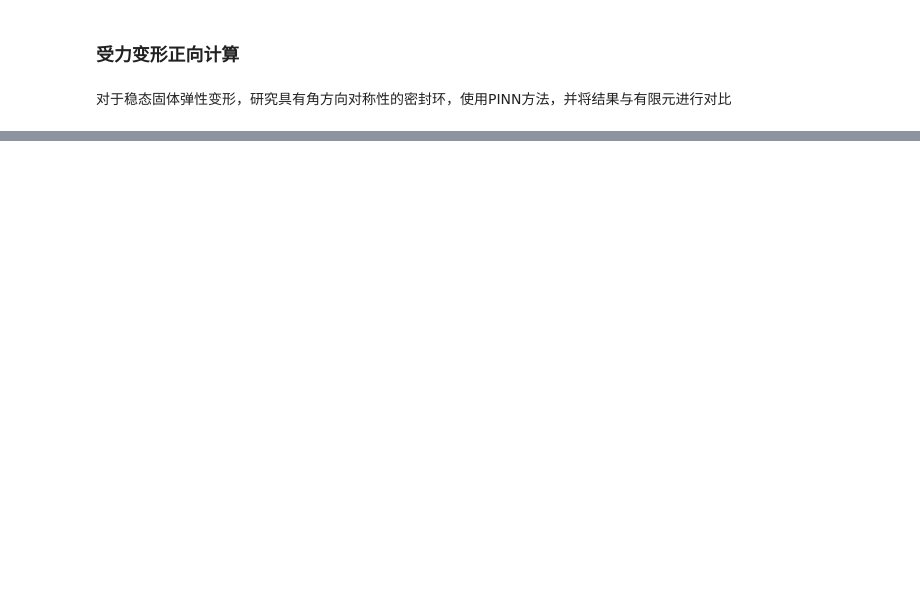
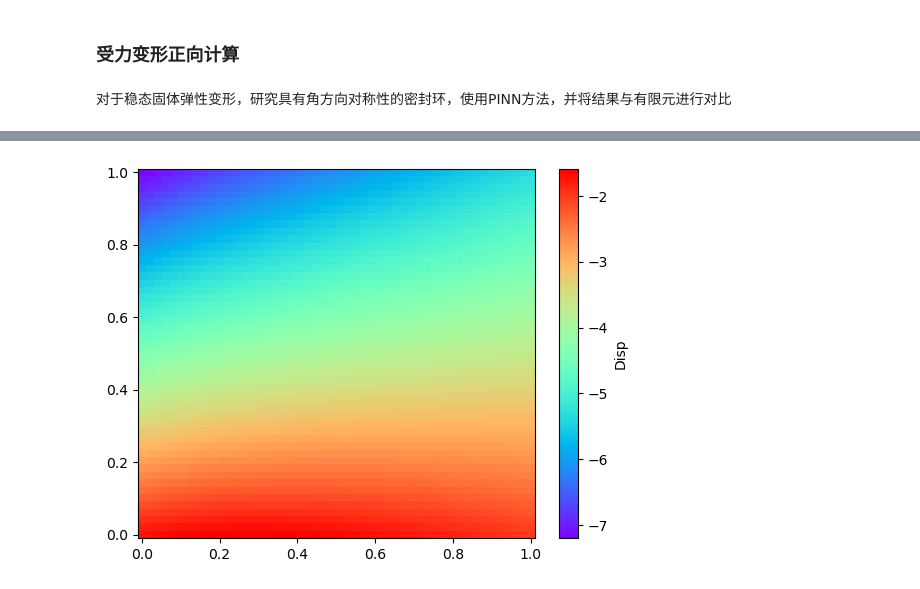
Before and after one commit to Yaoshengtai/PINN-Thermosolid-F-R, a Jupyter notebook: force_forward/force_forward.ipynb, the cells around one changed output, grey strips where cells are left out. Cells and saved outputs as stored; diff of their text form; code cells hidden in the pictures; blank space fills up the shorter version.

```diff
--- a/force_forward/force_forward.ipynb
+++ b/force_forward/force_forward.ipynb
@@ -77,15 +78,15 @@ Namespace(lr=3e-06, batch_size=1024, epochs=1000000, gpu=False, train_rec_size=6
 # %%
 def calculate_sigma_rr(u,w,r,z):
-    return 2*G * ((1-mu)/(1-2*mu)*diff(u,r)/(r2-r1) + mu/(1-2*mu)*(u/((r2-r1)*r+r1)+diff(w,z)/h1))
+    return 2*G * ((1-mu)/(1-2*mu)*diff(u,r)/(r2-r1) + mu/(1-2*mu)*(u/((r2-r1)*r+r1)+diff(w,z)/h1)) *10**-12
 
 def calculate_sigma_theta(u,w,r,z):
-    return 2*G * ((1-mu)/(1-2*mu)*u/((r2-r1)*r+r1) + mu/(1-2*mu)*(diff(w,z)/h1+diff(u,r)/(r2-r1)))
+    return 2*G * ((1-mu)/(1-2*mu)*u/((r2-r1)*r+r1) + mu/(1-2*mu)*(diff(w,z)/h1+diff(u,r)/(r2-r1)))*10**-12
 
 def calculate_sigma_zz(u,w,r,z):
-    return 2*G * ((1-mu)/(1-2*mu)*diff(w,z)/h1 + mu/(1-2*mu)*(u/((r2-r1)*r+r1)+diff(u,r)/(r2-r1)))
+    return 2*G * ((1-mu)/(1-2*mu)*diff(w,z)/h1 + mu/(1-2*mu)*(u/((r2-r1)*r+r1)+diff(u,r)/(r2-r1)))*10**-12
 
 def calculate_tau_zr(u,w,r,z):
-    return G*(diff(w,r)/(r2-r1)+diff(u,z)/h1)
+    return G*(diff(w,r)/(r2-r1)+diff(u,z)/h1)*10**-12  ##MPa  um
 
 def force_balance_r(u,w,r,z):
     sigma_rr=calculate_sigma_rr(u,w,r,z)
@@ -108,7 +109,7 @@ p_right=-1 #MPa
 
 #left
 boundary_left=BoundaryCondition(
-    form=lambda u,x,y: calculate_sigma_rr(u[0],u[1],x,y)-p_left,
+    form=lambda u,x,y: calculate_sigma_rr(u[:,0],u[:,1],x,y)-p_left,
     points_generator=generator_2dspatial_segment(size=args.train_bound_size, start=(0.0, 0.0), end=(0.0, 1.0),device=device),
     weight=args.weight_left,
     impose=0,
@@ -116,7 +117,7 @@ boundary_left=BoundaryCondition(
 
 #bottom
 boundary_bottom=BoundaryCondition(
-    form=lambda u,x,y: u[1],
+    form=lambda u,x,y: u[:,1],
     points_generator=generator_2dspatial_segment(size=args.train_bound_size, start=(0.0, 0.0), end=(1.0, 0.0),device=device),
     weight=args.weight_bottom,
     impose=1,
@@ -124,7 +125,7 @@ boundary_bottom=BoundaryCondition(
 
 #right
 boundary_right=BoundaryCondition(
-    form=lambda u,x,y: calculate_sigma_rr(u[0],u[1],x,y)-p_right,
+    form=lambda u,x,y: calculate_sigma_rr(u[:,0],u[:,1],x,y)-p_right,
     points_generator=generator_2dspatial_segment(size=args.train_bound_size, start=(1.0, 0.0), end=(1.0, 1.0),device=device),
     weight=args.weight_right,
     impose=0,
@@ -132,7 +133,7 @@ boundary_right=BoundaryCondition(
 
 #up
 boundary_up=BoundaryCondition(
-    form=lambda u,x,y: calculate_sigma_zz(u[0],u[1],x,y)-((p_left-p_right)(2*x*x*x-3*x*x+1)+p_right),
+    form=lambda u,x,y: calculate_sigma_zz(u[:,0],u[:,1],x,y)-((p_left-p_right)*(2*x*x*x-3*x*x+1)+p_right),
     points_generator=generator_2dspatial_segment(size=args.train_bound_size, start=(0.0, 1.0), end=(1.0, 1.0),device=device),
     weight=args.weight_up,
     impose=0,
@@ -143,12 +144,12 @@ boundary_up=BoundaryCondition(
 metrics={}
 #方程
 def equ1(uu,xx,yy):
-    error=force_balance_r(uu[0],uu[1],xx,yy)
+    error=force_balance_r(uu[:,0],uu[:,1],xx,yy)
     return torch.mean(abs(error)**2)
 metrics['equ1']=equ1
 
 def equ2(uu,xx,yy):
-    error=force_balance_z(uu[0],uu[1],xx,yy)
+    error=force_balance_z(uu[:,0],uu[:,1],xx,yy)
     return torch.mean(abs(error)**2)
 metrics['equ2']=equ2
 
@@ -180,7 +181,7 @@ metrics['rightbound_mse']=rightbound_mse
 def upbound_mse(uu,xx,yy):
     x,y=next(boundary_up.points_generator)
     u=fcnn_approximator.__call__(x.requires_grad_(),y.requires_grad_())
-    error=boundary_right.form(u,x,y)
+    error=boundary_up.form(u,x,y)
     return torch.mean(abs(error)**2)
 metrics['upbound_mse']=upbound_mse
 
@@ -233,0 +238,20 @@ heat_transfer_2d_solution, _ = _solve_2dspatial(
+# %%
+xx=torch.linspace(0.0, 1.0, 50)
+yy=torch.linspace(0.0, 1.0, 50)
+xy_tensor = torch.cartesian_prod(xx,yy).to(device)
+xx_tensor = torch.squeeze(xy_tensor[:, 0]).requires_grad_()
+yy_tensor = torch.squeeze(xy_tensor[:, 1]).requires_grad_()
+uu=fcnn_approximator.__call__(xx_tensor,yy_tensor)
+sigma_rr=calculate_sigma_rr(uu[:,0],uu[:,1],xx_tensor,yy_tensor)
+sigma_zz=calculate_sigma_zz(uu[:,0],uu[:,1],xx_tensor,yy_tensor)
+sigma_phi=calculate_sigma_theta(uu[:,0],uu[:,1],xx_tensor,yy_tensor)
+sigma_zr=calculate_tau_zr(uu[:,0],uu[:,1],xx_tensor,yy_tensor)
+# %%
+x, y = np.meshgrid(xx, yy)
+sigma_zr=sigma_zr.detach().cpu().numpy()
+# 创建热力图
+heatmap=plt.pcolormesh(x, y, sigma_zr.reshape(x.shape).T,cmap='rainbow')  # cmap是颜色映射，你可以根据需要选择
+cbar=plt.colorbar(heatmap,label='Disp')
+plt.show()
+# %% [output]
+[figure, added]
```
Also changed, not shown: parts of 7 cells of this notebook, 7 other files.
